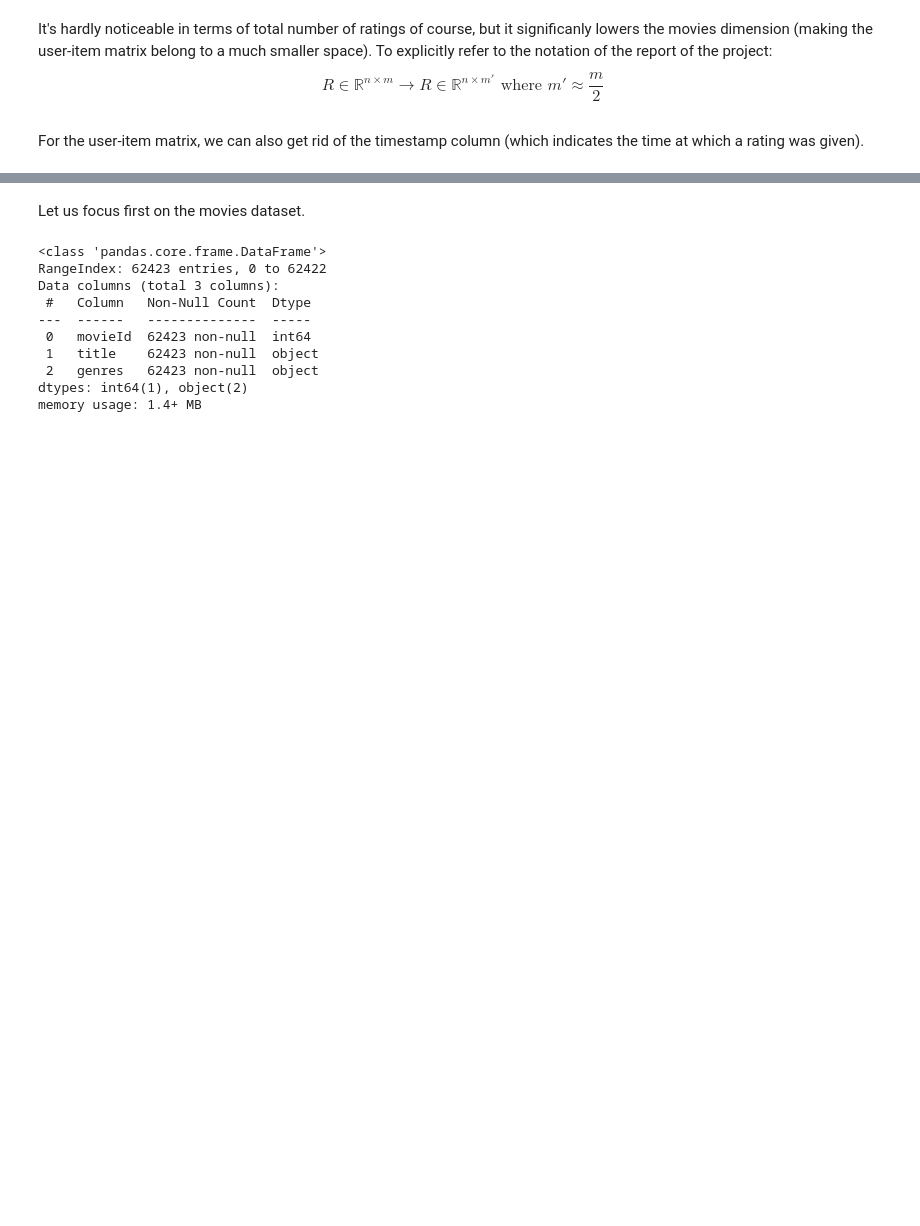
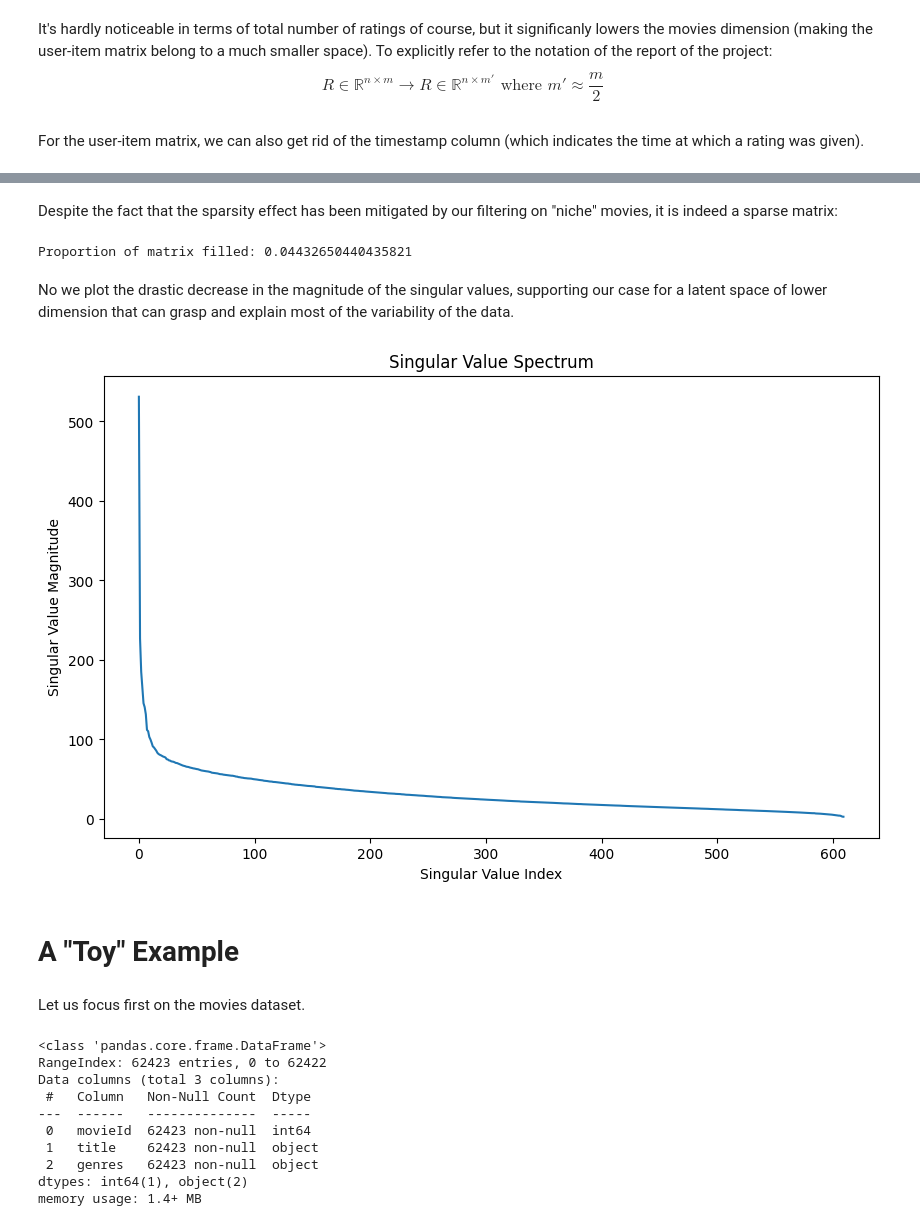
Before and after one commit to Fede-Testa/Movie-Recommendation-System, a Jupyter notebook: main.ipynb, the cells around one changed output, grey strips where cells are left out. Cells and saved outputs as stored; diff of their text form; code cells hidden in the pictures; blank space fills up the shorter version.

```diff
--- a/main.ipynb
+++ b/main.ipynb
@@ -164 +159,3 @@ For the user-item matrix, we can also get rid of the timestamp column (which ind
+# %%
+df_ratings = df_ratings.drop('timestamp', axis=1)
 # %% [markdown]
@@ -165,0 +163,4 @@ Let us now create the user-item matrix, for which
+# %%
+user_item_matrix = df_ratings.pivot(index='userId', columns='movieId', values='rating', )
+user_item_matrix.fillna(0, inplace=True)
+user_item_matrix.head()
@@ -166,3 +176,27 @@ Let us now create the user-item matrix, for which
+# %% [markdown]
+Despite the fact that the sparsity effect has been mitigated by our filtering on "niche" movies, it is indeed a sparse matrix:
+# %%
+p = df_ratings.shape[0] / (user_item_matrix.shape[0] * user_item_matrix.shape[1])
+print("Proportion of matrix filled:", p)
+# %% [output]
+Proportion of matrix filled: 0.04432650440435821
+# %% [markdown]
+No we plot the drastic decrease in the magnitude of the singular values, supporting our case for a latent space of lower dimension that can grasp and explain most of the variability of the data.
+# %%
+# plot on the magnitude of the singular values of the user-item matrix compared to their number (eg.: magnitude of the first singular value, magnitude of the second singular value, etc.)
+
+U, s, Vt = np.linalg.svd(user_item_matrix, full_matrices=False)
+
+plt.figure(figsize=(10, 6))
+plt.plot(s)
+plt.xlabel('Singular Value Index')
+plt.ylabel('Singular Value Magnitude')
+plt.title('Singular Value Spectrum')
+plt.show()
+# %% [output]
+[figure, added]
+# %% [markdown]
+# A "Toy" Example
 # %% [markdown]
 Let us focus first on the movies dataset.
 # %%
```
Also changed, not shown: parts of 14 cells of this notebook.
